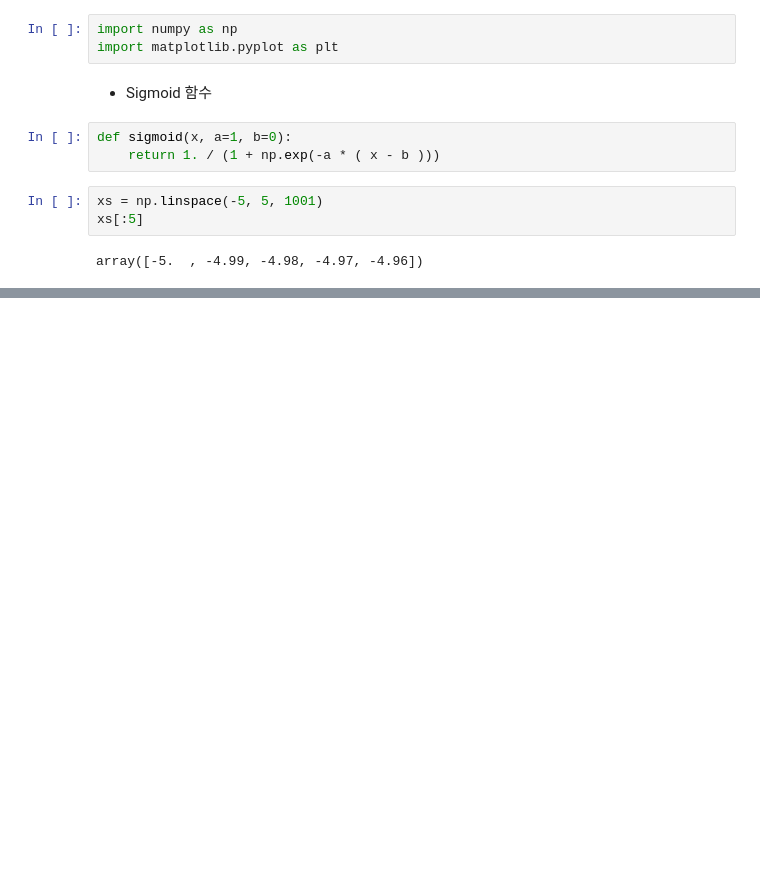
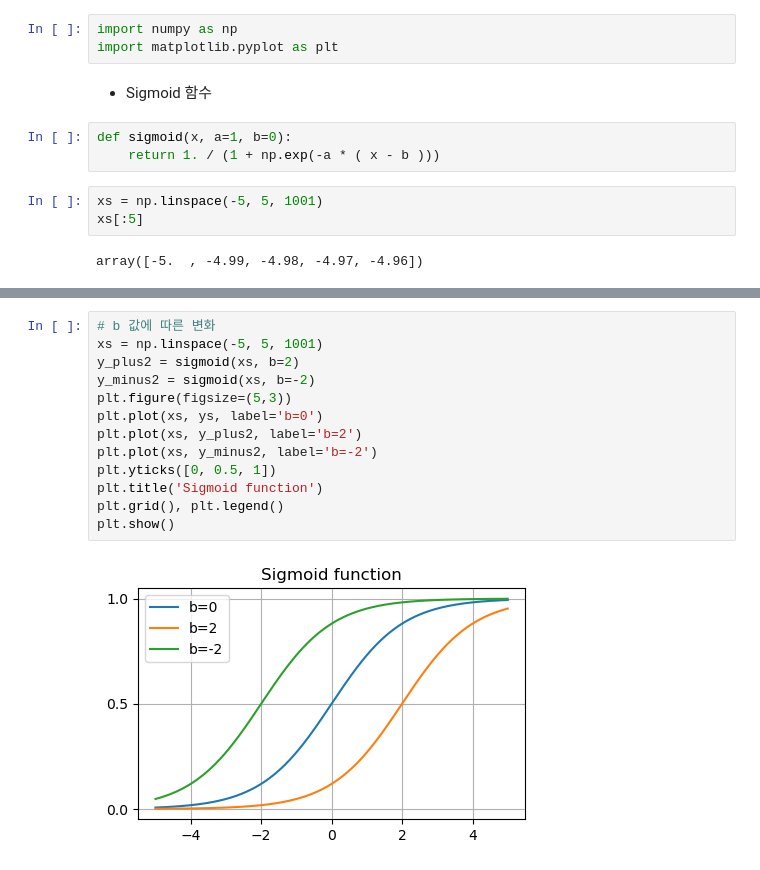
Before and after one commit to JM-world/MachineLearningLecture-2023.10, a Jupyter notebook: 03.분류/04.Logistic회귀.ipynb, the cells around one changed output, grey strips where cells are left out. Cells and saved outputs as stored; diff of their text form; blank space fills up the shorter version.

```diff
--- a/03.분류/04.Logistic회귀.ipynb
+++ b/03.분류/04.Logistic회귀.ipynb
@@ -26,0 +42,15 @@ plt.show()
+# %%
+# b 값에 따른 변화
+xs = np.linspace(-5, 5, 1001)
+y_plus2 = sigmoid(xs, b=2)
+y_minus2 = sigmoid(xs, b=-2)
+plt.figure(figsize=(5,3))
+plt.plot(xs, ys, label='b=0')
+plt.plot(xs, y_plus2, label='b=2')
+plt.plot(xs, y_minus2, label='b=-2')
+plt.yticks([0, 0.5, 1])
+plt.title('Sigmoid function')
+plt.grid(), plt.legend()
+plt.show()
+# %% [output]
+[figure, added]
```
Also changed, not shown: parts of 27 cells of this notebook, 1 other file.
